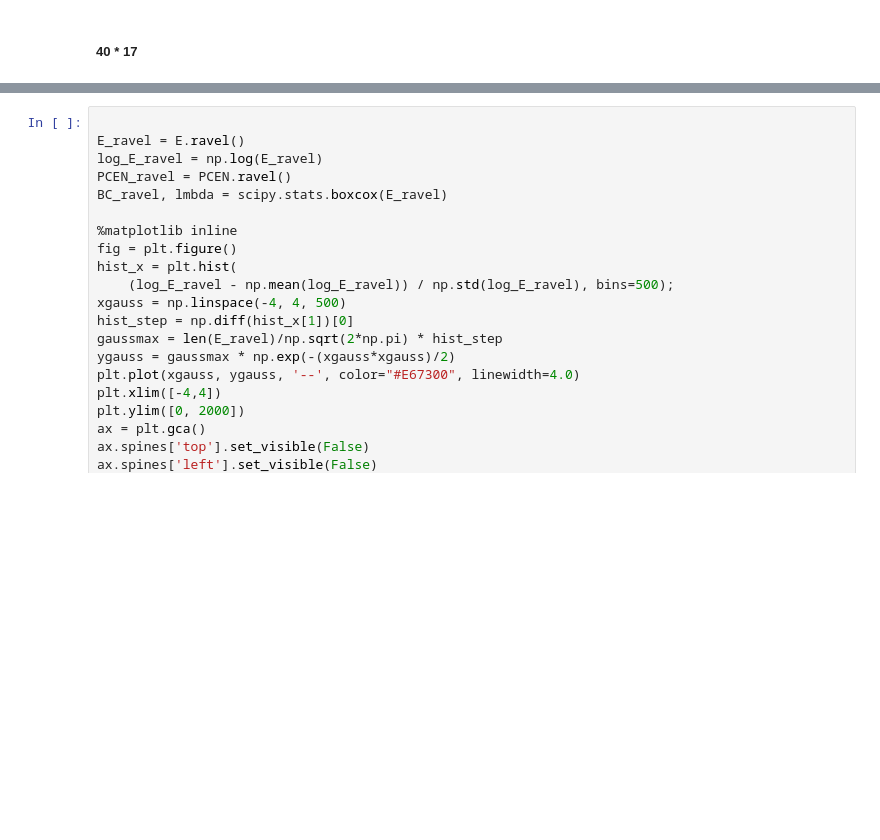
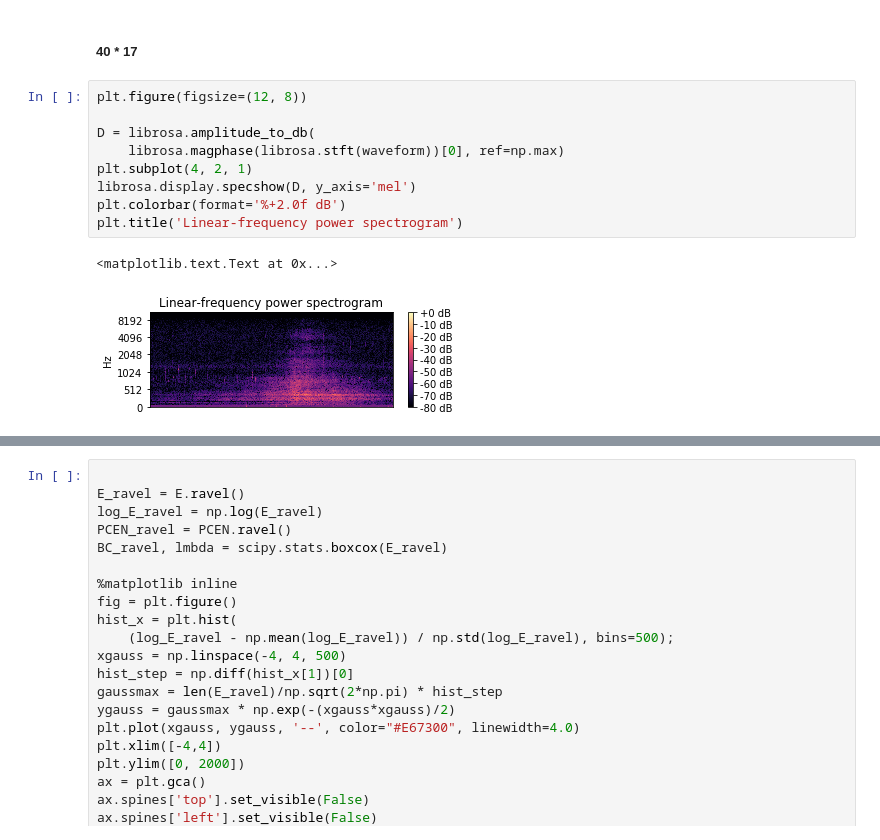
Before and after one commit to BirdVox/lostanlen_spl2018, a Jupyter notebook: pcen_spectrograms.ipynb, the cells around one changed output, grey strips where cells are left out. Drawn from its saved outputs; the diff is of its cells as text; blank space fills up the shorter version.

```diff
--- a/pcen_spectrograms.ipynb
+++ b/pcen_spectrograms.ipynb
@@ -119,2 +139,14 @@ plt.text()
 # %% [markdown]
 ##### 40 * 17
+# %%
+plt.figure(figsize=(12, 8))
+
+D = librosa.amplitude_to_db(
+    librosa.magphase(librosa.stft(waveform))[0], ref=np.max)
+plt.subplot(4, 2, 1)
+librosa.display.specshow(D, y_axis='mel')
+plt.colorbar(format='%+2.0f dB')
+plt.title('Linear-frequency power spectrogram')
+# %% [output]
+<matplotlib.text.Text at 0x...>
+[figure, added]
```
Also changed, not shown: parts of 5 cells of this notebook, 2 other files.
